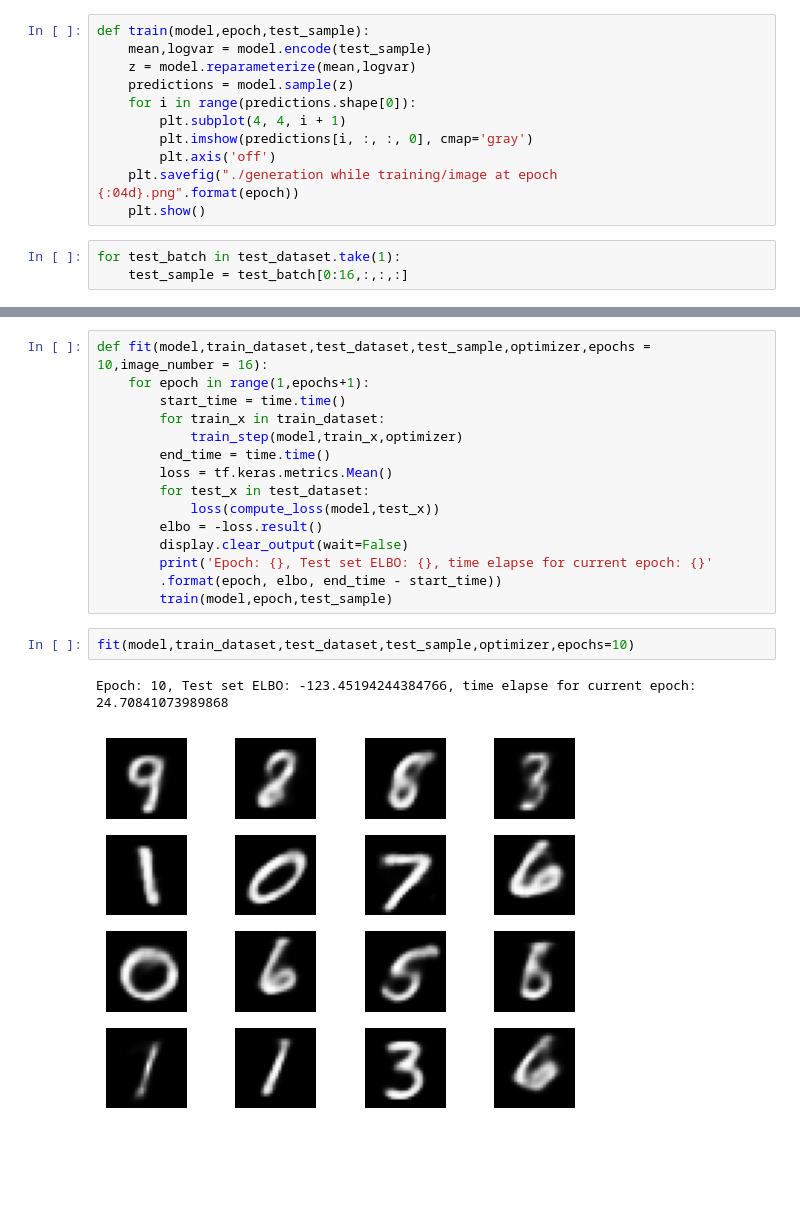
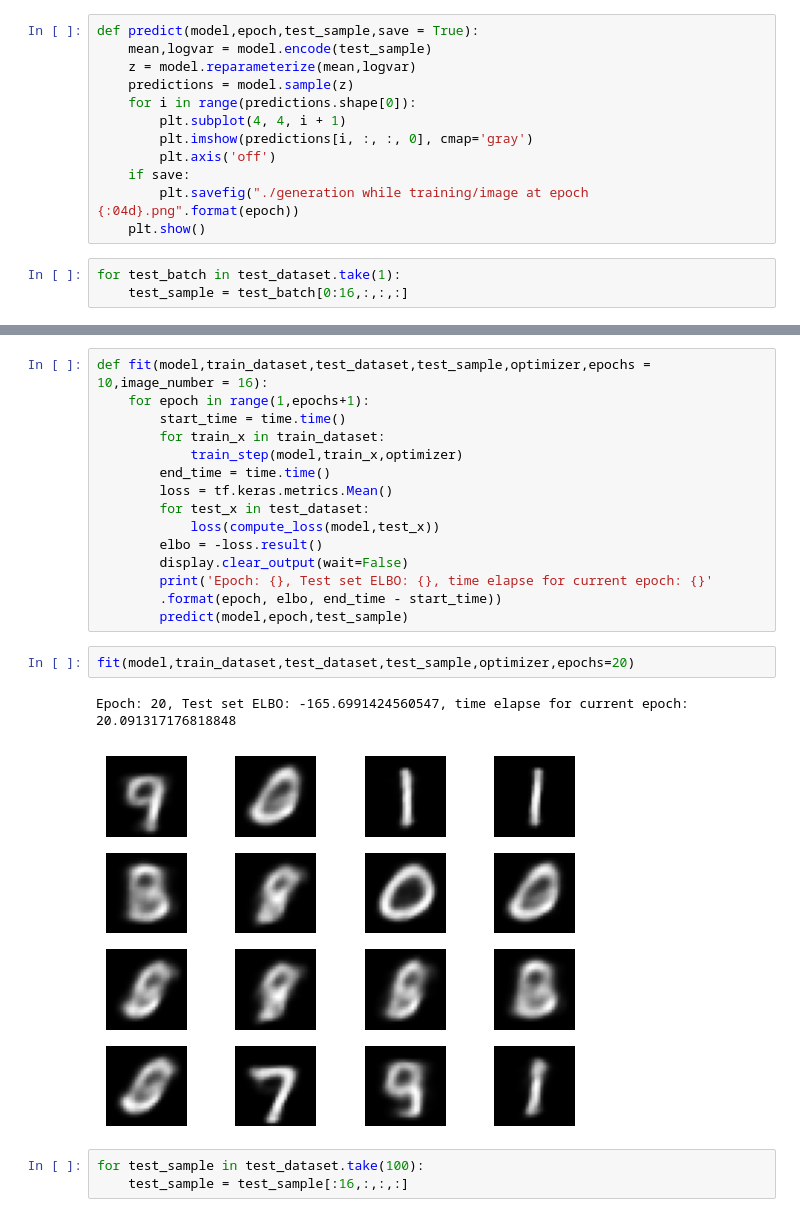
Before and after one commit to HariSkr11/Generating-digit-image-using-Generative-AI, a Jupyter notebook: model.ipynb, the cells around one changed output, grey strips where cells are left out. Saved outputs shown, nothing was run; the diff lists cells and outputs as text; blank space fills up the shorter version.

Commit message:
training successful

```diff
--- a/model.ipynb
+++ b/model.ipynb
@@ -149,7 +155,7 @@ def train_step(model,x,optimizer):
 optimizer = tf.keras.optimizers.Adam(1e-4)
 model = CVAR(2,(28,28,1))
 # %%
-def train(model,epoch,test_sample):
+def predict(model,epoch,test_sample,save = True):
     mean,logvar = model.encode(test_sample)
     z = model.reparameterize(mean,logvar)
     predictions = model.sample(z)
@@ -157,7 +163,8 @@ def train(model,epoch,test_sample):
         plt.subplot(4, 4, i + 1)
         plt.imshow(predictions[i, :, :, 0], cmap='gray')
         plt.axis('off')
-    plt.savefig("./generation while training/image at epoch {:04d}.png".format(epoch))
+    if save:
+        plt.savefig("./generation while training/image at epoch {:04d}.png".format(epoch))
     plt.show()
 # %%
 for test_batch in test_dataset.take(1):
@@ -180,9 +187,12 @@ def fit(model,train_dataset,test_dataset,test_sample,optimizer,epochs = 10,image
         display.clear_output(wait=False)
         print('Epoch: {}, Test set ELBO: {}, time elapse for current epoch: {}'
         .format(epoch, elbo, end_time - start_time))
-        train(model,epoch,test_sample)
+        predict(model,epoch,test_sample)
 # %%
-fit(model,train_dataset,test_dataset,test_sample,optimizer,epochs=10)
+fit(model,train_dataset,test_dataset,test_sample,optimizer,epochs=20)
 # %% [output]
-Epoch: 10, Test set ELBO: -123.45194244384766, time elapse for current epoch: 24.70841073989868
+Epoch: 20, Test set ELBO: -165.6991424560547, time elapse for current epoch: 20.091317176818848
-[figure, old version]
+[figure, new version]
+# %%
+for test_sample in test_dataset.take(100):
+    test_sample = test_sample[:16,:,:,:]
```
Also changed, not shown: parts of 4 cells of this notebook, 21 other files.
